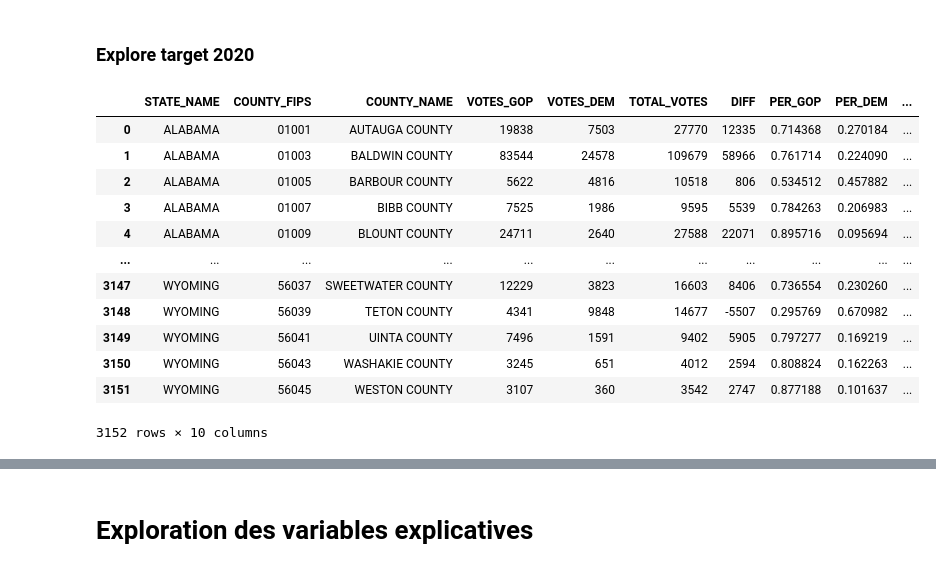
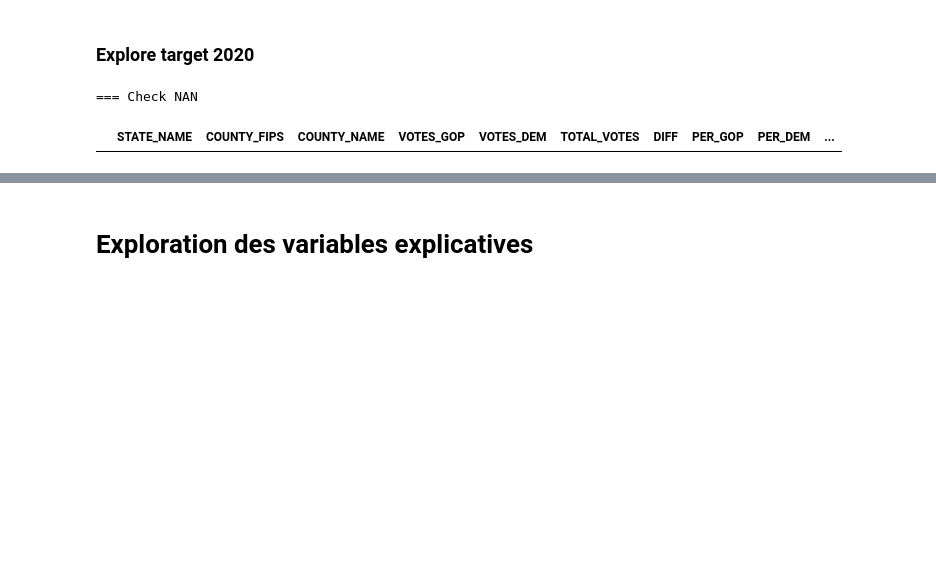
Before and after one commit to vnarvaezt/classification_feature_select_methods, a Jupyter notebook: exploratory_analysis.ipynb, the cells around one changed output, grey strips where cells are left out. Saved outputs shown, nothing was run; the diff lists cells and outputs as text; code cells hidden in the pictures; blank space fills up the shorter version.

```diff
--- a/exploratory_analysis.ipynb
+++ b/exploratory_analysis.ipynb
@@ -85,7 +85,7 @@ Check files in data folder
 # %%
 input_y = "2020_US_County_Level_Presidential_Results.csv"
 
-tmp = pd.read_csv(dir_path + input_y)
+tmp = pd.read_csv(f"{dir_path}/data/{input_y}")
 tmp.columns
 # %% [output]
 Index(['state_name', 'county_fips', 'county_name', 'votes_gop', 'votes_dem',
@@ -411,21 +404,13 @@ def _split_categ_conti(df_x, cat_max_lvls=10):
 # %%
 input_y = "2020_US_County_Level_Presidential_Results.csv"
 df_presidential_2020 = pd.read_csv(f"{dir_path}data/{input_y}",
                         converters={'county_fips': str})
 df_presidential_2020.columns = standard_name_cols(df_presidential_2020.columns)
 df_presidential_2020[["STATE_NAME","COUNTY_NAME"]] = upper_consistent(df_presidential_2020[["STATE_NAME","COUNTY_NAME"]])
 df_presidential_2020
+check_nan(df_presidential_2020)
+# main key : COUNTY_FIPS
+check_duplicates(df_presidential_2020, "COUNTY_FIPS")
 # %% [output]
+=== Check NAN
 |  | STATE_NAME | COUNTY_FIPS | COUNTY_NAME | VOTES_GOP | VOTES_DEM | TOTAL_VOTES | DIFF | PER_GOP | PER_DEM | ... |
-| 0 | ALABAMA | 01001 | AUTAUGA COUNTY | 19838 | 7503 | 27770 | 12335 | 0.714368 | 0.270184 | ... |
-| 1 | ALABAMA | 01003 | BALDWIN COUNTY | 83544 | 24578 | 109679 | 58966 | 0.761714 | 0.224090 | ... |
-| 2 | ALABAMA | 01005 | BARBOUR COUNTY | 5622 | 4816 | 10518 | 806 | 0.534512 | 0.457882 | ... |
-| 3 | ALABAMA | 01007 | BIBB COUNTY | 7525 | 1986 | 9595 | 5539 | 0.784263 | 0.206983 | ... |
-| 4 | ALABAMA | 01009 | BLOUNT COUNTY | 24711 | 2640 | 27588 | 22071 | 0.895716 | 0.095694 | ... |
-| ... | ... | ... | ... | ... | ... | ... | ... | ... | ... | ... |
-| 3147 | WYOMING | 56037 | SWEETWATER COUNTY | 12229 | 3823 | 16603 | 8406 | 0.736554 | 0.230260 | ... |
-| 3148 | WYOMING | 56039 | TETON COUNTY | 4341 | 9848 | 14677 | -5507 | 0.295769 | 0.670982 | ... |
-| 3149 | WYOMING | 56041 | UINTA COUNTY | 7496 | 1591 | 9402 | 5905 | 0.797277 | 0.169219 | ... |
-| 3150 | WYOMING | 56043 | WASHAKIE COUNTY | 3245 | 651 | 4012 | 2594 | 0.808824 | 0.162263 | ... |
-| 3151 | WYOMING | 56045 | WESTON COUNTY | 3107 | 360 | 3542 | 2747 | 0.877188 | 0.101637 | ... |
-3152 rows × 10 columns
```
Also changed, not shown: parts of 18 cells of this notebook.
